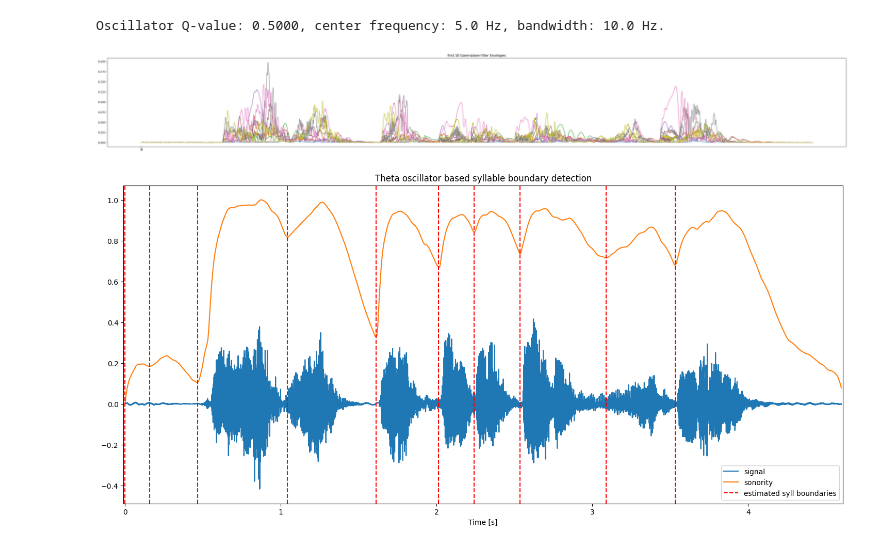
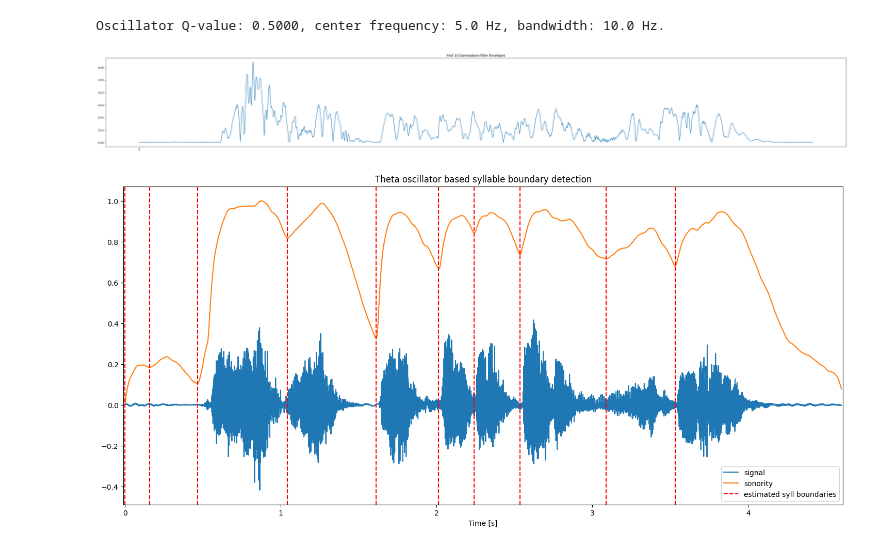
Before and after one commit to diyism/thetaOscillator-syllable-segmentation, a Jupyter notebook: ThetaOscillator-SyllableSegmentation.ipynb, the cells around one changed output. Saved outputs shown, nothing was run; the diff lists cells and outputs as text; code cells hidden in the pictures.

```diff
--- a/ThetaOscillator-SyllableSegmentation.ipynb
+++ b/ThetaOscillator-SyllableSegmentation.ipynb
@@ -240,21 +240,22 @@ Oscillator Q-value: 0.5000, center frequency: 5.0 Hz, bandwidth: 10.0 Hz.
 # %%
 import matplotlib.pylab as pl
 %matplotlib inline
 
 # 获取前10个 Gammatone 滤波器的包络
-env = env[1:10].transpose()
+#env = env[1:10].transpose()
+env = env[[4]].transpose()
 
 # 绘制图形
 pl.figure(figsize=(50, 6))
 pl.plot(env)
 pl.title('First 10 Gammatone Filter Envelopes')
 
 # 设置 x 轴刻度位置
 pl.xticks(range(0, len(env[0]), 8))
 
 pl.show()
 # %% [output]
-[figure, old version]
+[figure, new version]
 # %%
 # Detect the peaks and valleys of the sonority function
 peaks,valleys = peakdet(outh.flatten(),threshold);
```
